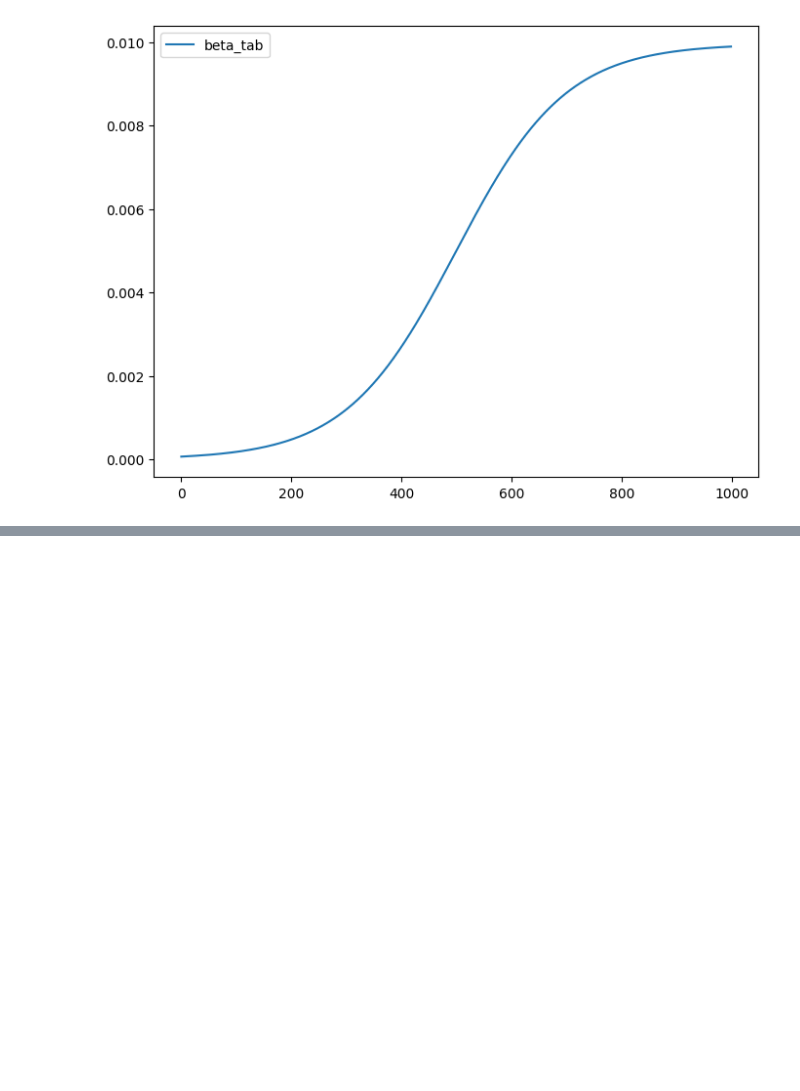
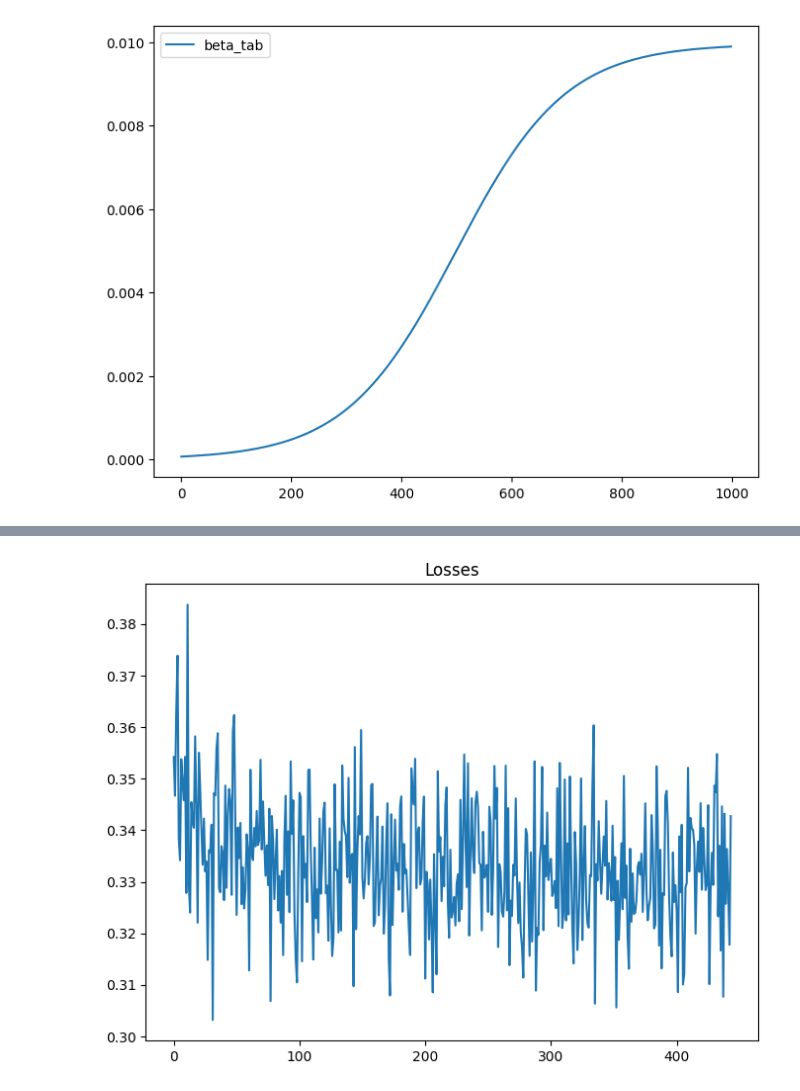
Before and after one commit to Spontaniczny/Image-recognition, a Jupyter notebook: lab5/lab5.ipynb, the cells around one changed output, grey strips where cells are left out. Saved outputs shown, nothing was run; the diff lists cells and outputs as text; code cells hidden in the pictures; blank space fills up the shorter version.

```diff
--- a/lab5/lab5.ipynb
+++ b/lab5/lab5.ipynb
@@ -98,0 +188,43 @@ def forward_diffussion(data, T=1000):
+# %%
+epochs = 1000
+T = 1000
+# alpha2_tab = torch.tensor(alpha2_tab, dtype=torch.float32).to(device)
+# %%
+net_tab = []
+losses = []
+epochs_losses = []
+# %%
+def plot_losses(losses):
+    plt.figure(figsize=(8, 6))
+    plt.plot(losses)
+    plt.title("Losses")
+    plt.show()
+# %%
+for i in range(epochs):
+    for j in range(len(data) // batch_size):
+        eps = torch.randn(batch_size, 2).to(device)
+        data_train = torch.tensor(data.sample(batch_size).to_numpy(), dtype=torch.float32).to(device)  # treningowe niezaszumione
+        t = torch.randint(1, T, (1,))
+        noisy_points = data_train * torch.sqrt(alpha2_tab[t]) + eps * torch.sqrt(1 - alpha2_tab[t])
+
+        optimizer.zero_grad()
+        output = net(noisy_points, t)
+        loss = criterion(output, eps)
+        loss.backward()
+        optimizer.step()
+        losses.append(loss.item())
+
+
+    avg_running_loss = np.mean(losses[-(len(data) // batch_size):])
+    epochs_losses.append(avg_running_loss)
+    print(f"Epoch: {i}, Loss: {avg_running_loss}")
+
+    if i % 10 == 9:
+        net_tab.append(deepcopy(net))
+        plot_losses(epochs_losses)
+
+plot_losses(epochs_losses)
+# %%
+plot_losses(epochs_losses)
+# %% [output]
+[figure, added]
```
Also changed, not shown: parts of 19 cells of this notebook.
